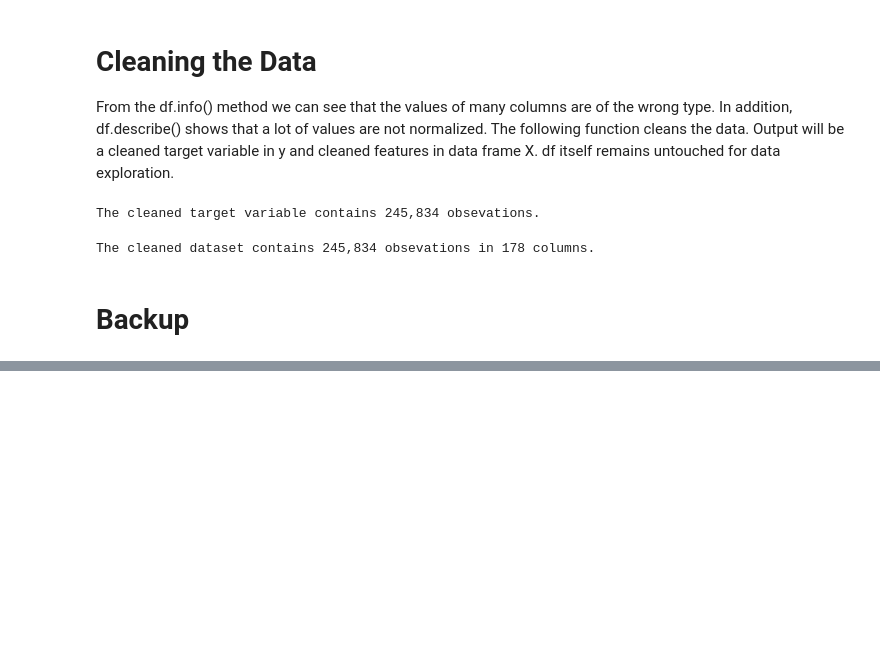
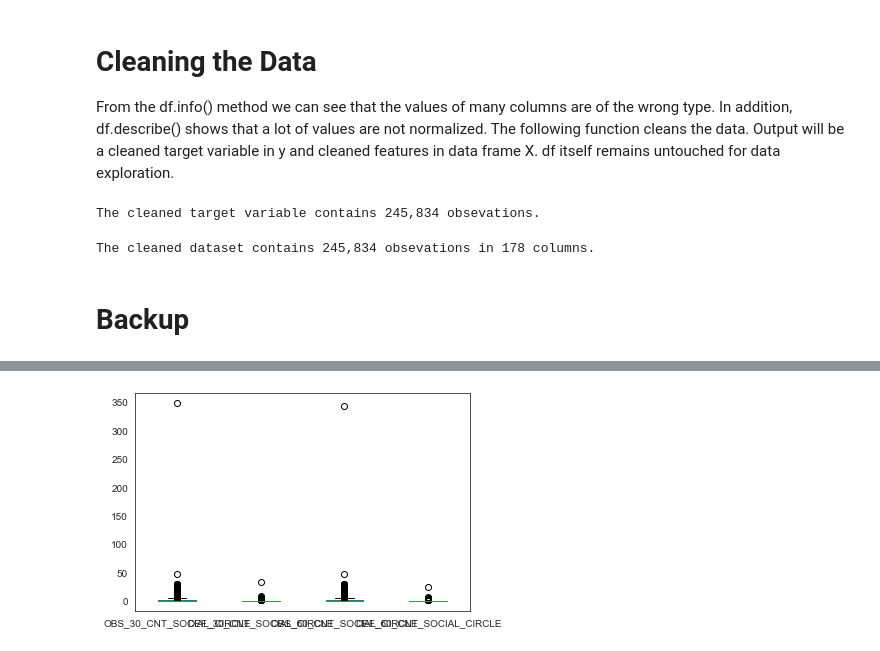
Before and after one commit to chandrakanthHA/Home_Credit, a Jupyter notebook: EDA.ipynb, the cells around one changed output, grey strips where cells are left out. Cells and saved outputs as stored; diff of their text form; code cells hidden in the pictures; blank space fills up the shorter version.

```diff
--- a/EDA.ipynb
+++ b/EDA.ipynb
@@ -415,4 +608,7 @@ df.loc[:, "EXT_SOURCE_1" : "TOTALAREA_MODE"].hist(figsize=(18, 18));
 # %%
-social_circle = ["OBS_30_CNT_SOCIAL_CIRCLE", "DEF_30_CNT_SOCIAL_CIRCLE", "OBS_60_CNT_SOCIAL_CIRCLE", "DEF_60_CNT_SOCIAL_CIRCLE"]
+social_circle = ["OBS_30_CNT_SOCIAL_CIRCLE", "DEF_30_CNT_SOCIAL_CIRCLE",
+                 "OBS_60_CNT_SOCIAL_CIRCLE", "DEF_60_CNT_SOCIAL_CIRCLE"]
 df[social_circle].plot(kind="box");
+# %% [output]
+[figure, added]
 # %%
```
Also changed, not shown: parts of 21 cells of this notebook, 1 other file.
